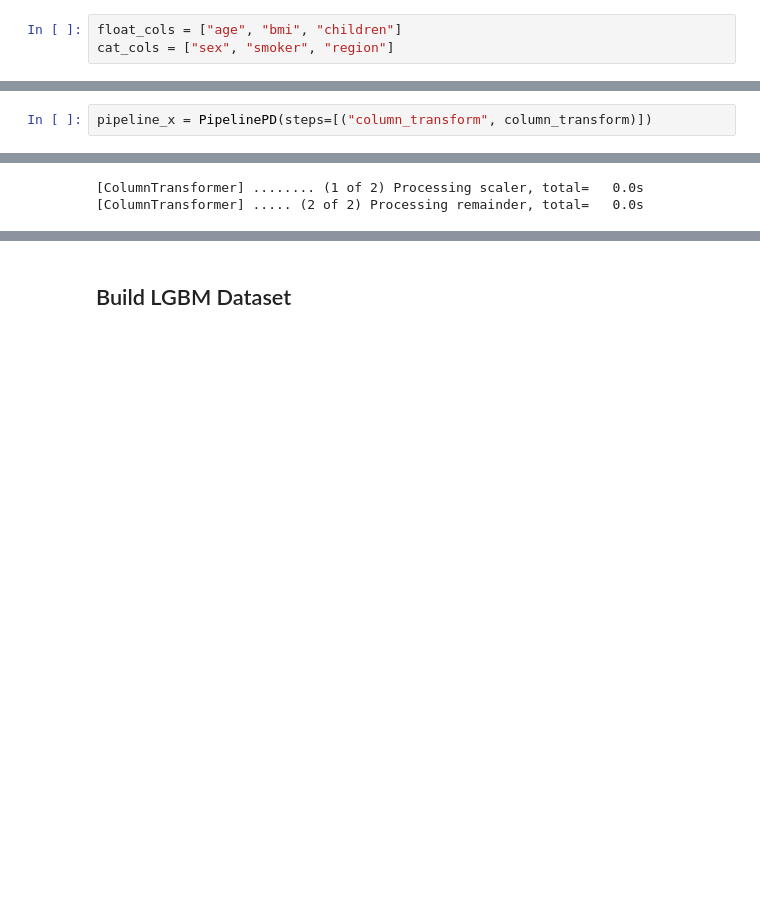
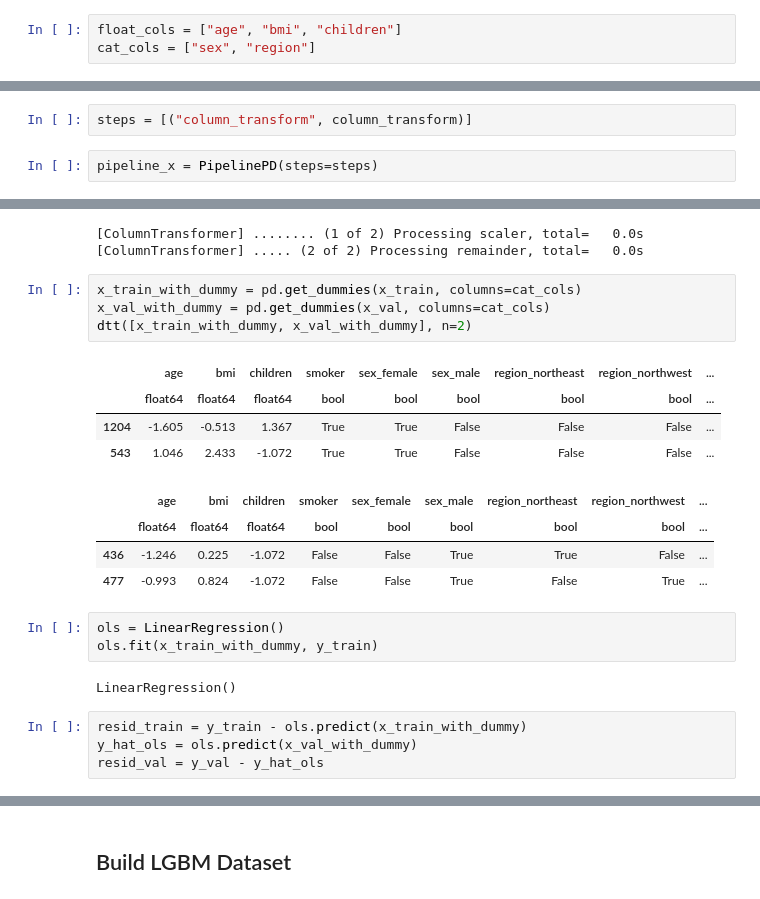
Before and after one commit to akseldkw07/kretsinger, a Jupyter notebook: kret_lgbm/notebooks/lgbm-medical-ex.ipynb, the cells around one changed output, grey strips where cells are left out. Drawn from its saved outputs; the diff is of its cells as text; blank space fills up the shorter version.

```diff
--- a/kret_lgbm/notebooks/lgbm-medical-ex.ipynb
+++ b/kret_lgbm/notebooks/lgbm-medical-ex.ipynb
@@ -99,6 +86,6 @@ dtt(features)
 # %%
 float_cols = ["age", "bmi", "children"]
-cat_cols = ["sex", "smoker", "region"]
+cat_cols = ["sex", "region"]
 # %%
 power_transformer = PowerTransformer(method="yeo-johnson", standardize=True)
 
@@ -111,11 +98,35 @@ column_transform = ColumnTransformer(
     verbose_feature_names_out=False,
     verbose=True,
 )
+# %%
+steps = [("column_transform", column_transform)]
 # %%
-pipeline_x = PipelinePD(steps=[("column_transform", column_transform)])
+pipeline_x = PipelinePD(steps=steps)
 # %%
 x_train = pipeline_x.fit_transform_df(x_train)
 x_val = pipeline_x.transform_df(x_val)
 # %% [output]
 [ColumnTransformer] ........ (1 of 2) Processing scaler, total=   0.0s
 [ColumnTransformer] ..... (2 of 2) Processing remainder, total=   0.0s
+# %%
+x_train_with_dummy = pd.get_dummies(x_train, columns=cat_cols)
+x_val_with_dummy = pd.get_dummies(x_val, columns=cat_cols)
+dtt([x_train_with_dummy, x_val_with_dummy], n=2)
+# %% [output]
+|  | age | bmi | children | smoker | sex_female | sex_male | region_northeast | region_northwest | ... |
+|  | float64 | float64 | float64 | bool | bool | bool | bool | bool | ... |
+| 1204 | -1.605 | -0.513 | 1.367 | True | True | False | False | False | ... |
+| 543 | 1.046 | 2.433 | -1.072 | True | True | False | False | False | ... |
+|  | age | bmi | children | smoker | sex_female | sex_male | region_northeast | region_northwest | ... |
+|  | float64 | float64 | float64 | bool | bool | bool | bool | bool | ... |
+| 436 | -1.246 | 0.225 | -1.072 | False | False | True | True | False | ... |
+| 477 | -0.993 | 0.824 | -1.072 | False | False | True | False | True | ... |
+# %%
+ols = LinearRegression()
+ols.fit(x_train_with_dummy, y_train)
+# %% [output]
+LinearRegression()
+# %%
+resid_train = y_train - ols.predict(x_train_with_dummy)
+y_hat_ols = ols.predict(x_val_with_dummy)
+resid_val = y_val - y_hat_ols
```
Also changed, not shown: parts of 22 cells of this notebook, 3 other files.
